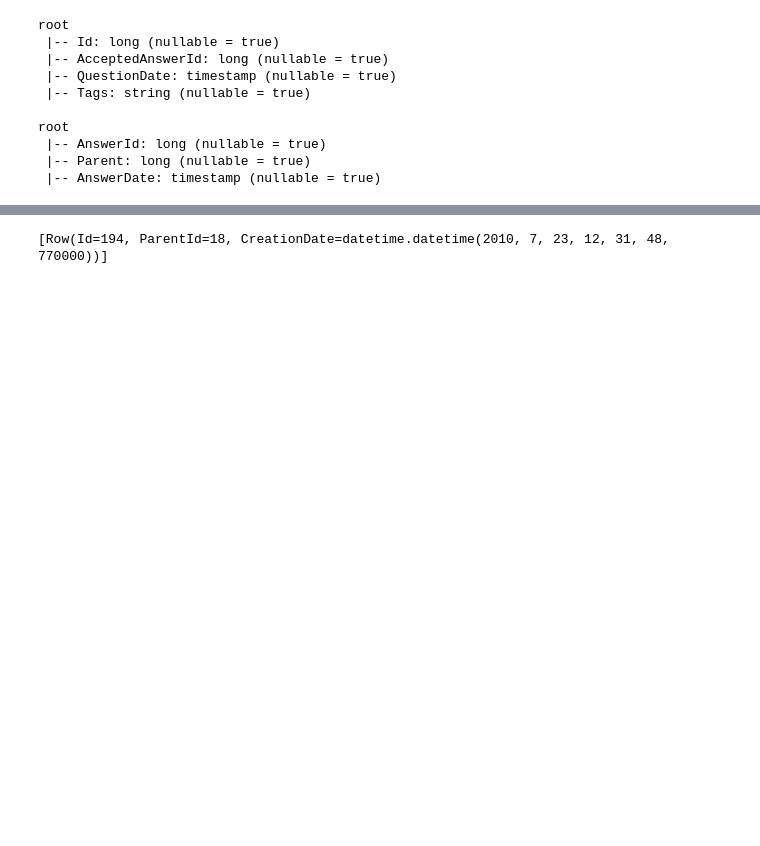
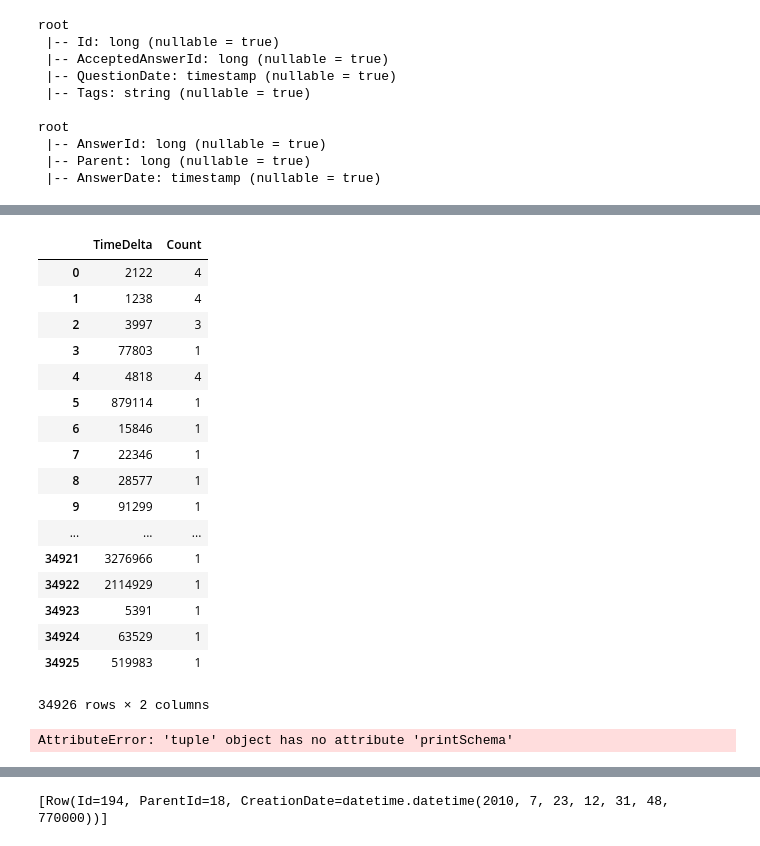
Before and after one commit to mbartosi/studia-bd, a Jupyter notebook: gis_stack_spark.ipynb, the cells around one changed output, grey strips where cells are left out. Saved outputs shown, nothing was run; the diff lists cells and outputs as text; code cells hidden in the pictures; blank space fills up the shorter version.

Commit message:
Time #2

```diff
--- a/gis_stack_spark.ipynb
+++ b/gis_stack_spark.ipynb
@@ -409,0 +486,10 @@ time_delta_udf = udf(time_delta, returnType=IntegerType())
+# %%
+#  anti_join using a dataframe:
+#    tbl1.as("a").join(tbl2.as("b"), $"a.id" === $"b.id", "left_anti")
+# This PR provides serves as the basis for implementing `NOT EXISTS` and `NOT IN
+# (...)` correlated sub-queries. It would also serve as good basis for
+# implementing an more efficient `EXCEPT` operator.
+
+questions_nm = questions.join(merged_posts, questions.Id == merged_posts.PostId, 'left_anti')
+# %%
+answers_nm = answers.join(merged_posts, answers.AnswerId == merged_posts.PostId, 'left_anti')
@@ -411,0 +510,4 @@ joined_timedelta = joined.withColumn('TimeDelta', time_delta_udf(joined.Question
+# %%
+# wszystkie
+joined_timedelta = questions_nm.join(answers_nm, questions_nm.Id == answers_nm.Parent) \
+                               .withColumn('TimeDelta', time_delta_udf(questions_nm.QuestionDate, answers_nm.AnswerDate))
@@ -411,0 +530,28 @@ joined_timedelta = joined.withColumn('TimeDelta', time_delta_udf(joined.Question
+# %%
+count_timedelta = joined_timedelta.groupBy(joined_timedelta.TimeDelta).count() \
+                         .select(col('TimeDelta'), col('count').alias('Count'))
+# %%
+count_timedelta.toPandas()
+# %% [output]
+|  | TimeDelta | Count |
+| 0 | 2122 | 4 |
+| 1 | 1238 | 4 |
+| 2 | 3997 | 3 |
+| 3 | 77803 | 1 |
+| 4 | 4818 | 4 |
+| 5 | 879114 | 1 |
+| 6 | 15846 | 1 |
+| 7 | 22346 | 1 |
+| 8 | 28577 | 1 |
+| 9 | 91299 | 1 |
+| ... | ... | ... |
+| 34921 | 3276966 | 1 |
+| 34922 | 2114929 | 1 |
+| 34923 | 5391 | 1 |
+| 34924 | 63529 | 1 |
+| 34925 | 519983 | 1 |
+34926 rows × 2 columns
+# %%
+hist_v.printSchema()
+# %% [output]
+AttributeError: 'tuple' object has no attribute 'printSchema'
```
Also changed, not shown: parts of 46 cells of this notebook.
